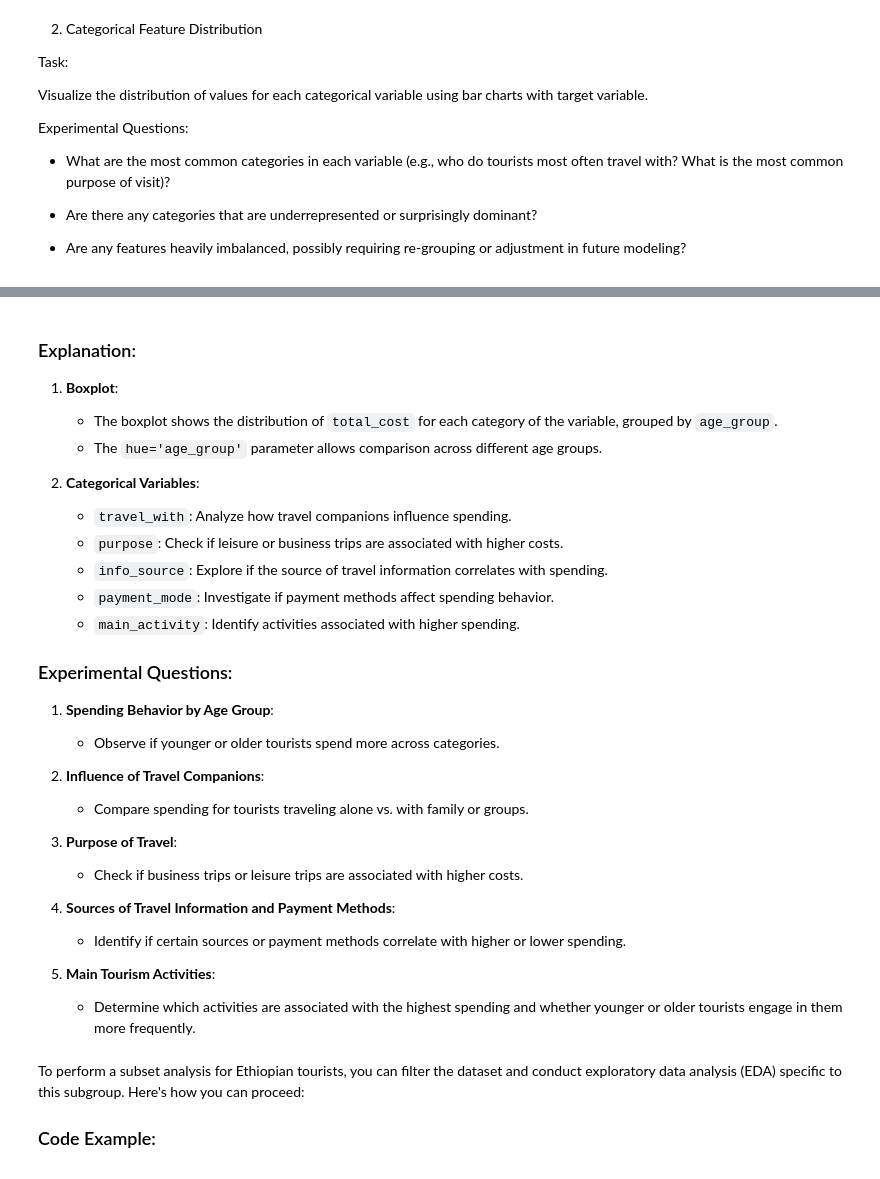
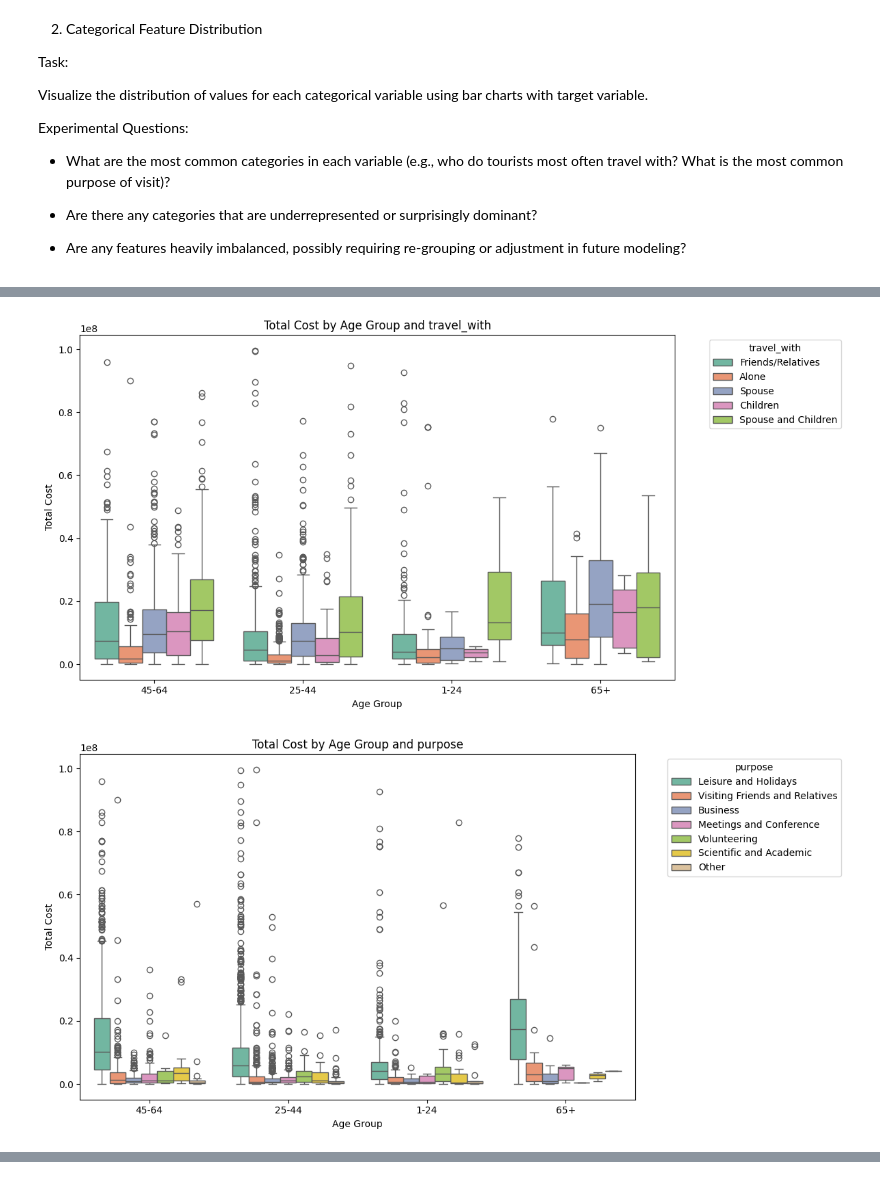
Before and after one commit to AbdiD21/DataScienceBootCamp.JupyterNotebook, a Jupyter notebook: projects/Tanzania Tourism Prediction/Tanzania Tourism Prediction.ipynb, the cells around one changed output, grey strips where cells are left out. Drawn from its saved outputs; the diff is of its cells as text; code cells hidden in the pictures.

Commit message:
Tanzania Tourism Prediction

```diff
--- a/projects/Tanzania Tourism Prediction/Tanzania Tourism Prediction.ipynb
+++ b/projects/Tanzania Tourism Prediction/Tanzania Tourism Prediction.ipynb
@@ -115,15 +127,0 @@ To address the experimental questions, you can analyze the categorical feature d
-# %%
-# List of categorical columns to analyze
-categorical_columns = ['travel_with', 'purpose', 'main_activity', 'info_source', 'tour_arrangement', 'payment_mode', 'first_trip_tz']
-
-# Plot the distribution of each categorical variable
-for column in categorical_columns:
-    plt.figure(figsize=(10, 6))
-    sns.countplot(data=df, x=column, hue='first_trip_tz', palette='viridis')
-    plt.title(f'Distribution of {column} with Target Variable')
-    plt.xticks(rotation=45, ha='right')
-    plt.xlabel(column)
-    plt.ylabel('Count')
-    plt.legend(title='First Trip to TZ')
-    plt.tight_layout()
-    plt.show()
@@ -140,6 +127,0 @@ for column in categorical_columns:
-# %%
-# Calculate proportions for each category
-for column in categorical_columns:
-    print(f"Proportions for {column}:")
-    print(df[column].value_counts(normalize=True))
-    print("\n")
@@ -157,8 +127,0 @@ To generate a statistical summary for all categorical features and answer the ex
-# %%
-# Generate a statistical summary for all categorical features
-categorical_columns = ['travel_with', 'purpose', 'main_activity', 'info_source', 'tour_arrangement', 'payment_mode', 'first_trip_tz']
-
-for column in categorical_columns:
-    print(f"Descriptive Statistics for {column}:")
-    print(df[column].describe())
-    print("\n")
@@ -188,15 +190,14 @@ To analyze how `total_cost` varies by `age_group` across the specified categoric
 # %%
-# List of categorical variables to analyze
-categorical_columns = ['travel_with', 'purpose', 'info_source', 'payment_mode', 'main_activity']
-
-# Create boxplots for each categorical variable
+# Create boxplots for total_cost by age_group across specified categorical variables
 for column in categorical_columns:
     plt.figure(figsize=(12, 6))
-    sns.boxplot(data=df, x=column, y='total_cost', hue='age_group', palette='viridis')
-    plt.title(f'Total Cost by {column} and Age Group')
-    plt.xticks(rotation=45, ha='right')
-    plt.xlabel(column)
+    sns.boxplot(data=df, x='age_group', y='total_cost', hue=column, palette='Set2')
+    plt.title(f'Total Cost by Age Group and {column}')
+    plt.xlabel('Age Group')
     plt.ylabel('Total Cost')
-    plt.legend(title='Age Group')
+    plt.legend(title=column, bbox_to_anchor=(1.05, 1), loc='upper left')
     plt.tight_layout()
     plt.show()
+# %% [output]
+[figure, added]
+[figure, added]
@@ -203,34 +206,0 @@ for column in categorical_columns:
-# %% [markdown]
-
-
-### Explanation:
-1. **Boxplot**:
-   - The boxplot shows the distribution of `total_cost` for each category of the variable, grouped by `age_group`.
-   - The `hue='age_group'` parameter allows comparison across different age groups.
-
-2. **Categorical Variables**:
-   - `travel_with`: Analyze how travel companions influence spending.
-   - `purpose`: Check if leisure or business trips are associated with higher costs.
-   - `info_source`: Explore if the source of travel information correlates with spending.
-   - `payment_mode`: Investigate if payment methods affect spending behavior.
-   - `main_activity`: Identify activities associated with higher spending.
-
-### Experimental Questions:
-1. **Spending Behavior by Age Group**:
-   - Observe if younger or older tourists spend more across categories.
-
-2. **Influence of Travel Companions**:
-   - Compare spending for tourists traveling alone vs. with family or groups.
-
-3. **Purpose of Travel**:
-   - Check if business trips or leisure trips are associated with higher costs.
-
-4. **Sources of Travel Information and Payment Methods**:
-   - Identify if certain sources or payment methods correlate with higher or lower spending.
-
-5. **Main Tourism Activities**:
-   - Determine which activities are associated with the highest spending and whether younger or older tourists engage in them more frequently.
-# %% [markdown]
-To perform a subset analysis for Ethiopian tourists, you can filter the dataset and conduct exploratory data analysis (EDA) specific to this subgroup. Here's how you can proceed:
-
-### Code Example:
```
Also changed, not shown: parts of 17 cells of this notebook.
